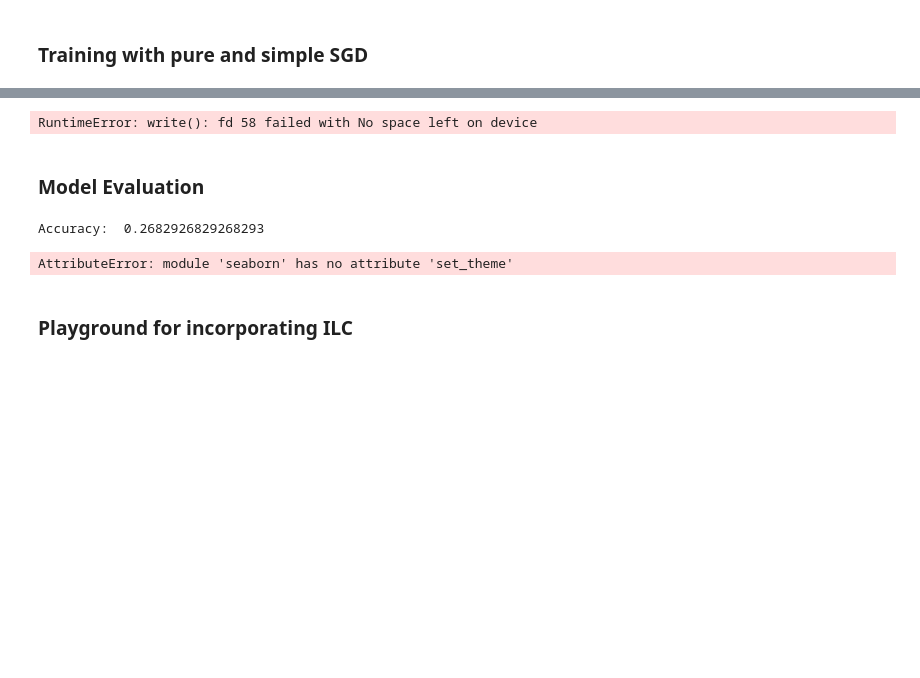
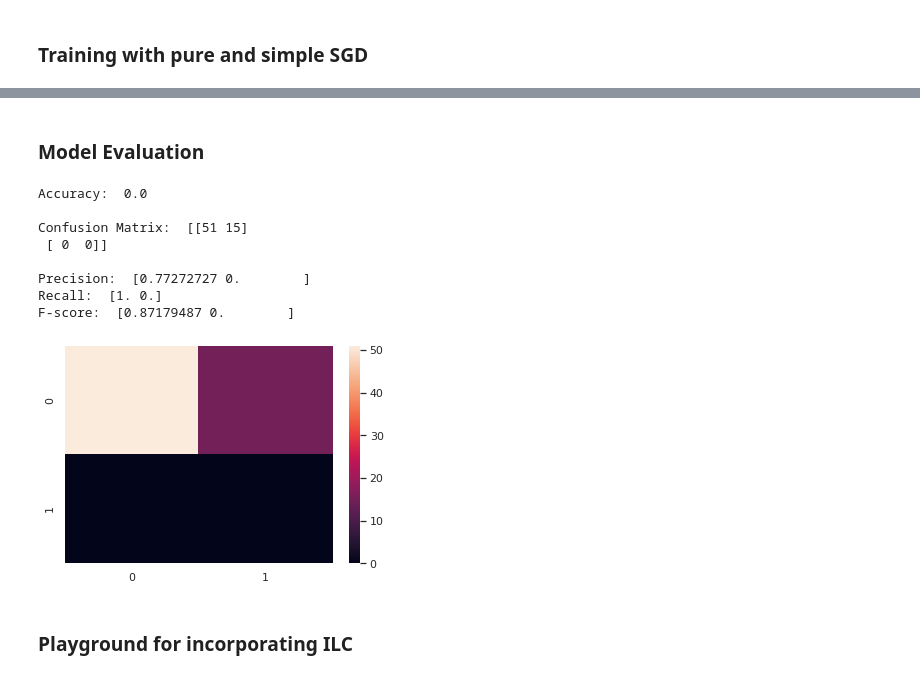
Before and after one commit to scspinney/pgm-fmri, a Jupyter notebook: pgm_project.ipynb, the cells around one changed output, grey strips where cells are left out. Saved outputs shown, nothing was run; the diff lists cells and outputs as text; code cells hidden in the pictures; blank space fills up the shorter version.

```diff
--- a/pgm_project.ipynb
+++ b/pgm_project.ipynb
@@ -255,7 +274,7 @@ subjects_individual_test_datasets = []
 files_paths = []
 
 # partition = {'train':list(range(0,91)), 'test':list(range(91,182))}
-partition = {'train':list(range(0,123)), 'test':list(range(123,246))}
+partition = {'train':list(range(0,180)), 'test':list(range(180,246))}
 
 
 # For having flexibility in defining various train and test partitions when using
@@ -291,14 +310,14 @@ if data_format is 'nifti':
 
 else:
 
-    subjects_event_paths = './data/y.npy'
+    subjects_event_paths = '/content/drive/MyDrive/Mila Fall 2020/Probabilistic Graphical Models/Project/Data/data/y.npy'
     events = np.load(subjects_event_paths, encoding='bytes')
     events[np.where(events == -1)] = 1
 
     labels = dict.fromkeys(['train','test'])
     labels['train'],labels['test'] = events[partition['train']],events[partition['test']]
 
-    files_paths = 'X.npy'
+    files_paths = '/content/drive/MyDrive/Mila Fall 2020/Probabilistic Graphical Models/Project/Data/data/X.npy'
 
     mixed_dataset_train = fmriDatasetAllSubjects(root_dir, files_paths, partition['train'], labels['train'], data_format, composed_transform)
     mixed_dataset_test = fmriDatasetAllSubjects(root_dir, files_paths,  partition['test'], labels['test'], data_format, composed_transform)
@@ -346,8 +370,8 @@ def loadData(file_name, root_dir):
 # storeData(mixed_dataset_test, 'mixed_dataset_test', root_dir)
 
 
-# mixed_dataset_train = loadData('mixed_dataset_train', root_dir)
-# mixed_dataset_test = loadData('mixed_dataset_test', root_dir)
+mixed_dataset_train = loadData('mixed_dataset_train', root_dir)
+mixed_dataset_test = loadData('mixed_dataset_test', root_dir)
 # print((getattr(mixed_dataset_train,'subject_frames').shape[3]))
 # print(getattr(mixed_dataset_test,'subject_frames').shape)
 # %% [markdown]
@@ -392,27 +429,32 @@ False
 ### Training with pure and simple SGD
 # %%
 # Parameters
-params = {'batch_size': 16,
-          'shuffle': True,
-          'num_workers': 6}
-
-max_epochs = 3
+max_epochs = 10
+weight_decay = 1e-5
+n_batch = 32
+n_workers = 6
+learning_rate = 0.001
+momentum = 0.9
+l1_loss_coeff = 0.0005
 
 # Since the labels are probably unbalanced, cross entropy loss should get the weight parameter
 # criterion = nn.CrossEntropyLoss()
 criterion = nn.CrossEntropyLoss(weight = torch.from_numpy(weights).float())
 
-optimizer = optim.SGD(model.parameters(), lr=0.001, momentum=0.9)
+# optimizer = optim.SGD(model.parameters(), lr=0.001, momentum=0.9)
+
+# In case we do the regularization BEFORE the AND-mask:
+optimizer = optim.SGD(model.parameters(), lr=learning_rate, momentum=momentum, weight_decay=weight_decay)
 
 model.to(device)
 criterion.to(device)
 
 # Generators
 training_set = mixed_dataset_train
-training_generator = DataLoader(training_set, batch_size=32,shuffle=True, num_workers=0, drop_last=False)
+training_generator = DataLoader(training_set, batch_size=n_batch,shuffle=True, num_workers=n_workers, drop_last=False)
 
 validation_set = mixed_dataset_test
-validation_generator = DataLoader(validation_set, batch_size=32, shuffle=True, num_workers=0, drop_last=False)
+validation_generator = DataLoader(validation_set, batch_size=n_batch, shuffle=True, num_workers=n_workers, drop_last=False)
 
 # Loop over epochs
 for epoch in range(max_epochs):
@@ -420,9 +462,10 @@ for epoch in range(max_epochs):
     # Training
     batch_number = 0
     for input_batch, input_labels in training_generator:
-        batch_number += 1
+
         # Transfer to GPU
         input_batch, input_labels = input_batch.to(device), input_labels.to(device)
+
         # Model computations
         # zero the parameter gradients
         optimizer.zero_grad()
@@ -430,7 +473,7 @@ for epoch in range(max_epochs):
         # forward + backward + optimize
         outputs = model(input_batch.float())
 
-        loss = criterion(outputs, input_labels)
+        loss = criterion(outputs, input_labels) + l1_loss(model, device, l1_loss_coeff)
         loss.backward()
         optimizer.step()
 
@@ -450,10 +493,10 @@ for epoch in range(max_epochs):
 
             # Model computations
             outputs = model(local_batch.float())
-            loss = criterion(outputs, local_labels)
+            loss = criterion(outputs, local_labels) + l1_loss(model, device, l1_loss_coeff)
             total_loss += loss
 
-        print(total_loss)
+        print('\nValidation loss at epoch ', epoch+1, ': ', total_loss.cpu().detach().numpy())
 
 print('Finished Training')
 # %% [output]
@@ -463,9 +522,7 @@ tensor(2.7726)
 Finished Training
 # %%
-torch.save(model.state_dict(), './model')
+torch.save(model.state_dict(), '/content/drive/MyDrive/Mila Fall 2020/Probabilistic Graphical Models/Project/Data/model')
 # model.load_state_dict(torch.load(PATH))
-# %% [output]
-RuntimeError: write(): fd 58 failed with No space left on device
 # %% [markdown]
 ### Model Evaluation
 # %%
@@ -479,37 +536,43 @@ for test_data, test_labels in test_gen:
     pass
     # print(test_data.shape, test_labels.shape)
 
 # print(test_data.shape, test_labels.shape)
 
 def accuracy(out, labels):
-    outputs = np.argmax(out, axis=1)
     return np.sum(outputs==labels)/float(len(labels))
 
 def evaluate(model, validation_data, validation_labels):
 
     validation_data = validation_data.to(device)
 
     out = model(validation_data.float())
-    # print(out.shape)
+    # print(out)
     outputs = np.argmax(out.cpu().detach().numpy(), axis=1)
     # print(outputs)
-    acc = accuracy(out.cpu().detach().numpy(), validation_labels.cpu().detach().numpy())
+    acc = accuracy(outputs, validation_labels.cpu().detach().numpy())
     print('Accuracy: ', acc)
 
     # As mentioned before, data is unbalanced, hence, the accuracy itself is not
     # enough for evaluating the performance of the model.
     # print(outputs,local_labels.cpu().detach().numpy())
     cm = confusion_matrix(outputs.transpose(), validation_labels.detach().cpu().numpy().transpose())
     sns.set_theme()
     plt.figure()
     ax = sns.heatmap(cm)
     print('\nConfusion Matrix: ', cm)
     precision,recall,fscore,_ = precision_recall_fscore_support(validation_labels.cpu(), outputs)
     print('\nPrecision: ',precision,'\nRecall: ', recall,'\nF-score: ', fscore)
 
 evaluate(model, test_data, test_labels)
 # %% [output]
-Accuracy:  0.2682926829268293
+Accuracy:  0.0
+
+Confusion Matrix:  [[51 15]
+ [ 0  0]]
+
+Precision:  [0.77272727 0.        ]
+Recall:  [1. 0.]
+F-score:  [0.87179487 0.        ]
-AttributeError: module 'seaborn' has no attribute 'set_theme'
+[figure, added]
 # %% [markdown]
 ### Playground for incorporating ILC
```
Also changed, not shown: parts of 22 cells of this notebook.
